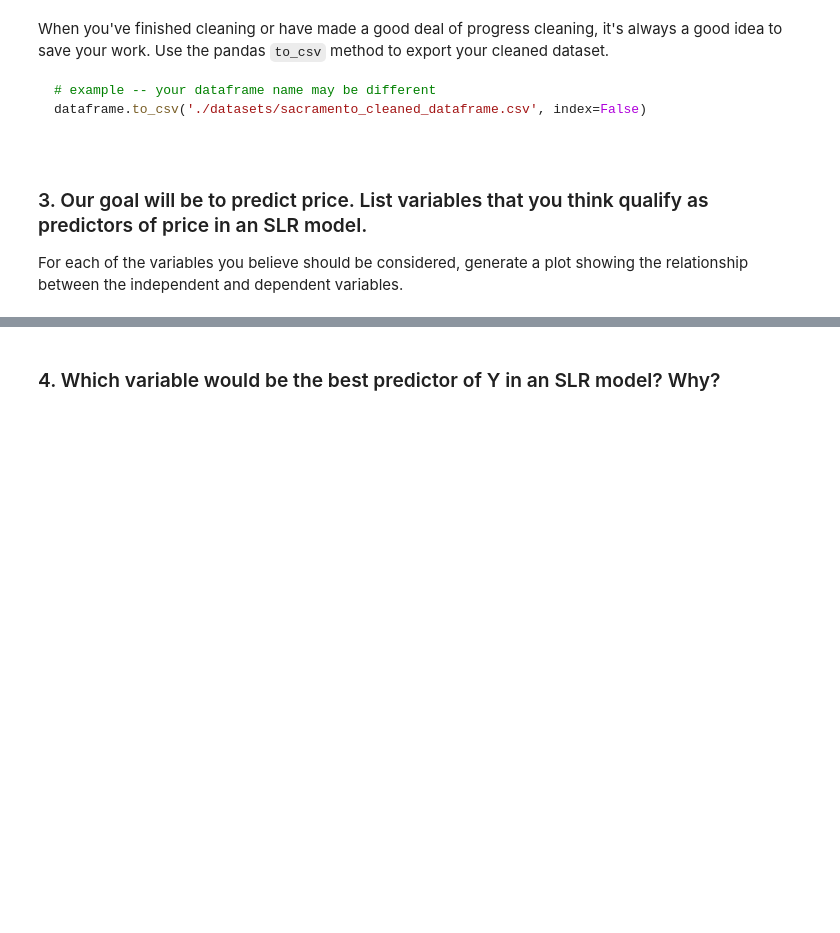
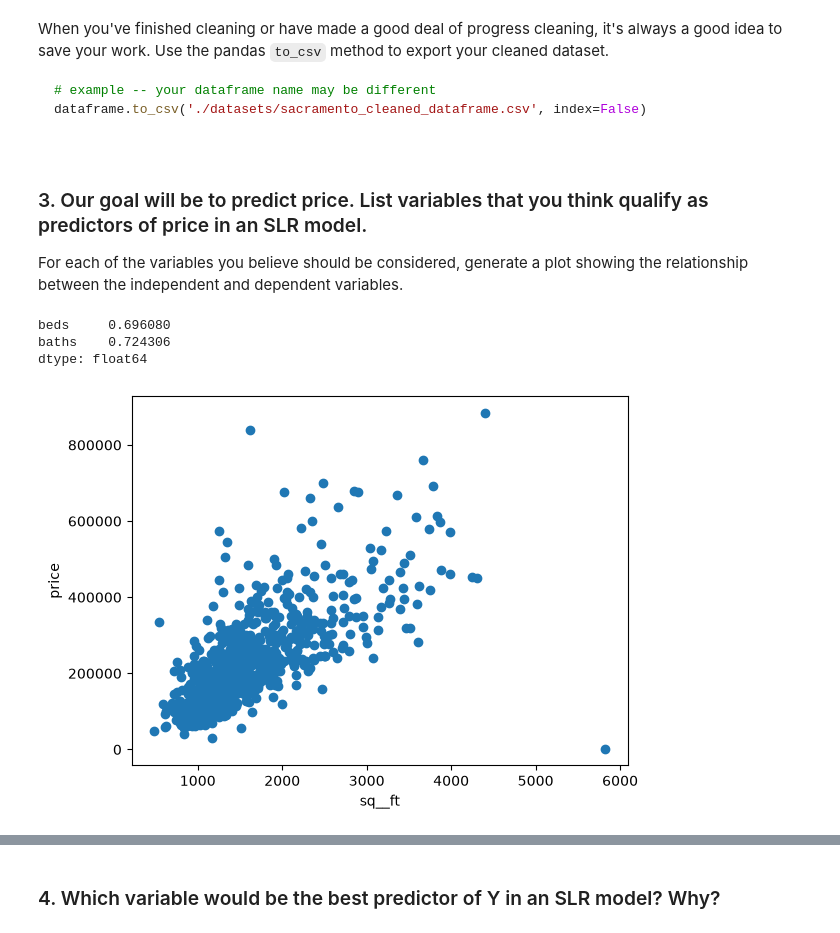
Before and after one commit to Datacrew133/LABS, a Jupyter notebook: 6.4 Multiple Linear Regression/Excercises/6.4.E1 Exercise regression.ipynb, the cells around one changed output, grey strips where cells are left out. Drawn from its saved outputs; the diff is of its cells as text; code cells hidden in the pictures; blank space fills up the shorter version.

```diff
--- a/6.4 Multiple Linear Regression/Excercises/6.4.E1 Exercise regression.ipynb
+++ b/6.4 Multiple Linear Regression/Excercises/6.4.E1 Exercise regression.ipynb
@@ -185,3 +189,17 @@ dataframe.to_csv('./datasets/sacramento_cleaned_dataframe.csv', index=False)
 ### 3. Our goal will be to predict price. List variables that you think qualify as predictors of price in an SLR model.
 
 For each of the variables you believe should be considered, generate a plot showing the relationship between the independent and dependent variables.
+# %%
+# lets show the corelation between sq__ft on the no of beds/baths
+housing[['beds','baths']].corrwith(housing['sq__ft'])
+# %% [output]
+beds     0.696080
+baths    0.724306
+dtype: float64
+# %%
+plt.scatter(housing['sq__ft'], housing['price'])
+plt.xlabel('sq__ft')
+plt.ylabel('price')
+plt.show()
+# %% [output]
+[figure, added]
```
Also changed, not shown: parts of 14 cells of this notebook, 4 other files.
